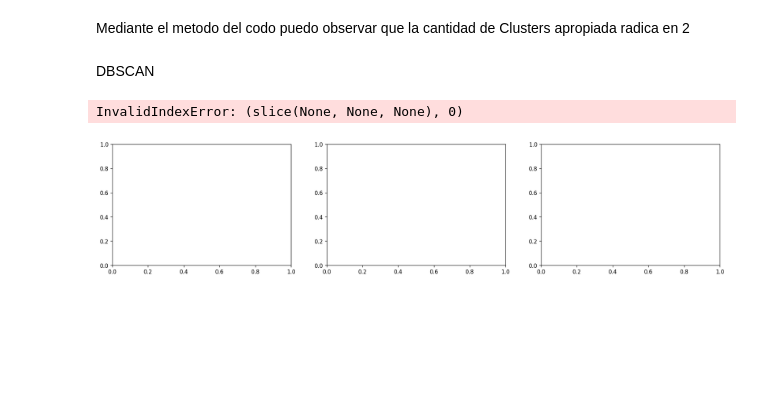
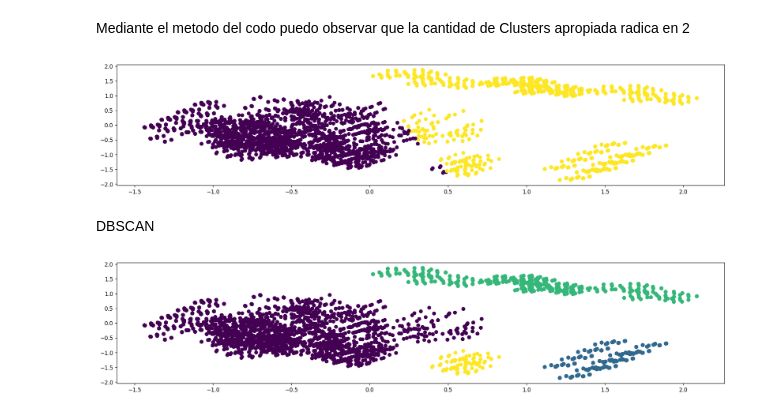
Before and after one commit to Sikriolc/DSCoder, a Jupyter notebook: Desafio_FeatureSelection_Lautaro_Campos.ipynb, the cells around one changed output. Drawn from its saved outputs; the diff is of its cells as text; code cells hidden in the pictures; blank space fills up the shorter version.

```diff
--- a/Desafio_FeatureSelection_Lautaro_Campos.ipynb
+++ b/Desafio_FeatureSelection_Lautaro_Campos.ipynb
@@ -245,7 +245,13 @@ Mediante el metodo del codo puedo observar que la cantidad de Clusters apropiada
 # KMeans clustering
 
 km = KMeans(n_clusters=2, random_state=0)
-y_km = km.fit_predict(x)
+y_km = km.fit_predict(X_pca)
+# %%
+fig, ax = plt.subplots(figsize=(20, 4), dpi=120)
+ax.scatter(X_pca[:, 0], X_pca[:, 1], c=y_km)
+plt.show()
+# %% [output]
+[figure, added]
 # %% [markdown]
 DBSCAN
 # %%
@@ -254,23 +260,6 @@ y_dbscan = dbscan.fit_predict(x)
-# %%
-# create subplots
-fig, ax = plt.subplots(1, 3, figsize=(20, 4), dpi=120)
-
-# plot original data
-ax[0].scatter(x[:, 0], x[:, 1], c=y)
-ax[0].set_title('Original Data')
-
-# KMeans clustering
-ax[1].scatter(x[:, 0], x[:, 1], c=y_km)
-ax[1].set_title('KMeans Clustering')
-
-
-# DBSCAN clustering
-ax[2].scatter(x[:, 0], x[:, 1], c=y_dbscan)
-ax[2].set_title('DBSCAN Clustering')
-
-# display the plot
-plt.tight_layout()
-plt.show()
-# %% [output]
-InvalidIndexError: (slice(None, None, None), 0)
-[figure, removed]
+# %%
+fig, ax = plt.subplots(figsize=(20, 4), dpi=120)
+ax.scatter(X_pca[:, 0], X_pca[:, 1], c=y_dbscan)
+plt.show()
+# %% [output]
+[figure, added]
```
Also changed, not shown: parts of 3 cells of this notebook.
